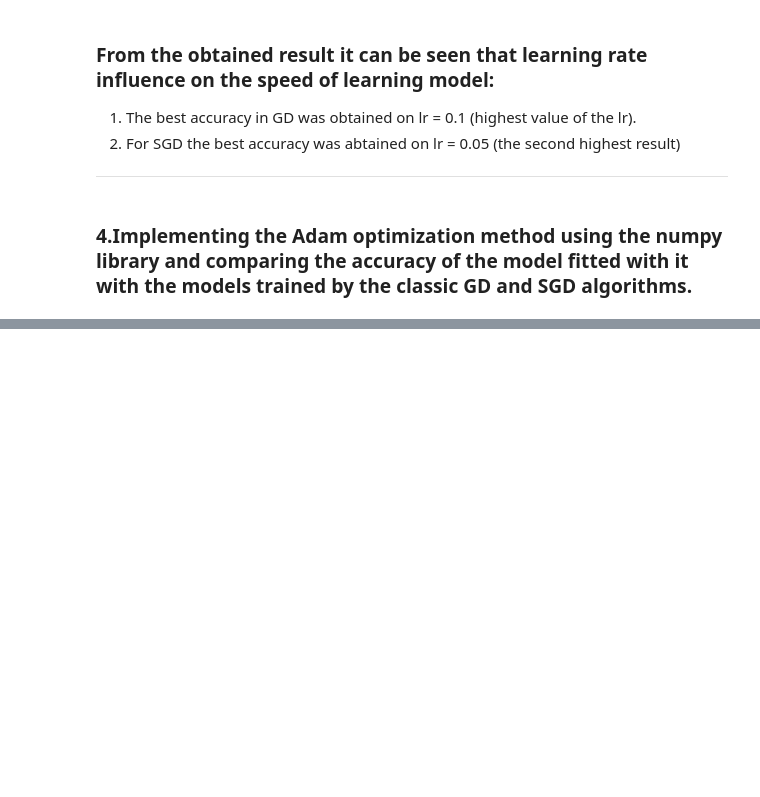
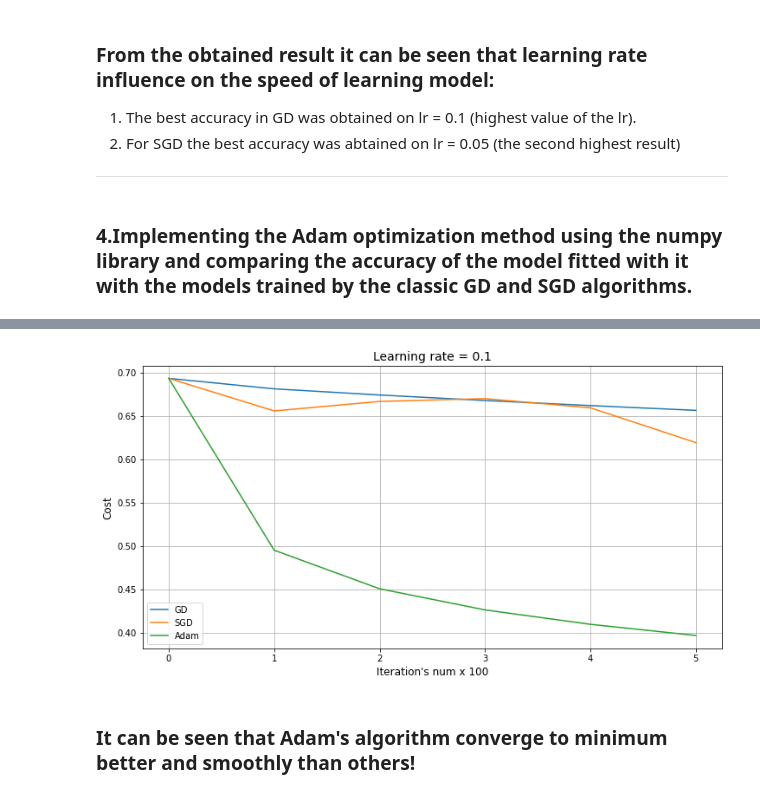
Before and after one commit to belpablo/Machine_Learning_Tecnologies_2022, a Jupyter notebook: Task_3/Belenko_Pavel_J41325c_MLT_2022_Task_3.ipynb, the cells around one changed output, grey strips where cells are left out. Drawn from its saved outputs; the diff is of its cells as text; code cells hidden in the pictures; blank space fills up the shorter version.

```diff
--- a/Task_3/Belenko_Pavel_J41325c_MLT_2022_Task_3.ipynb
+++ b/Task_3/Belenko_Pavel_J41325c_MLT_2022_Task_3.ipynb
@@ -576,0 +655,3 @@ test accuracy: 67.80383795309169 %
+# %%
+Adam_d_001 = model(train_set_x, train_set_y, test_set_x, test_set_y, \
+                   num_iterations = 600, learning_rate = 0.001, print_cost = True)
@@ -576,0 +667,18 @@ test accuracy: 67.80383795309169 %
+# %%
+plt.figure(figsize = (12, 6))
+
+#plt.yscale('log')
+plt.plot(d_001['costs'], label = "GD")
+plt.plot(SGD_d_001['costs'], label = "SGD")
+plt.plot(Adam_d_001['costs'], label = "Adam")
+
+plt.title('Learning rate = 0.1', fontsize = 14)
+plt.xlabel("Iteration's num x 100", fontsize = 12)
+plt.ylabel('Cost', fontsize = 12)
+
+plt.legend(loc = 'best')
+plt.grid()
+# %% [output]
+[figure, added]
+# %% [markdown]
+### It can be seen that Adam's algorithm converge to minimum better and smoothly than others!
```
Also changed, not shown: parts of 6 cells of this notebook.
